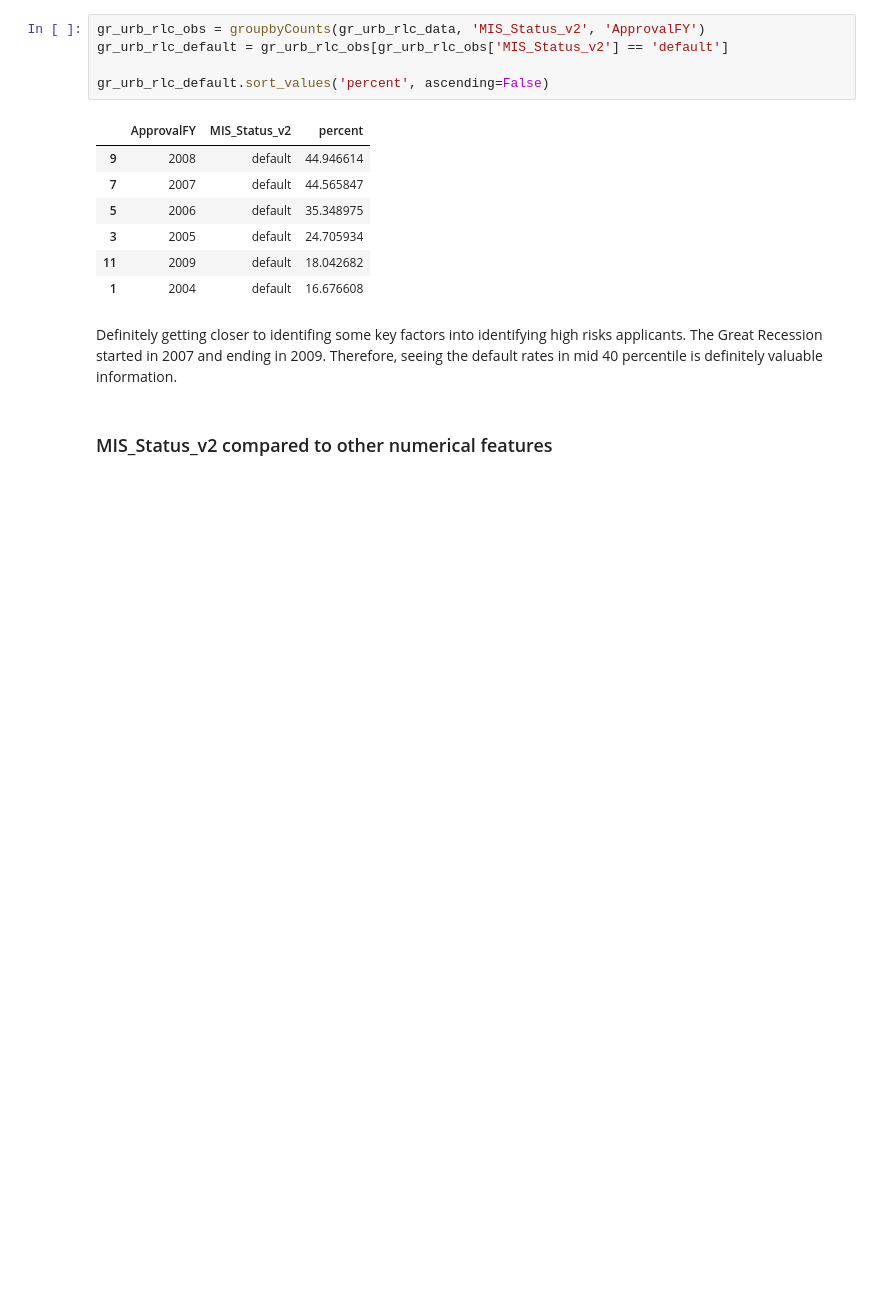
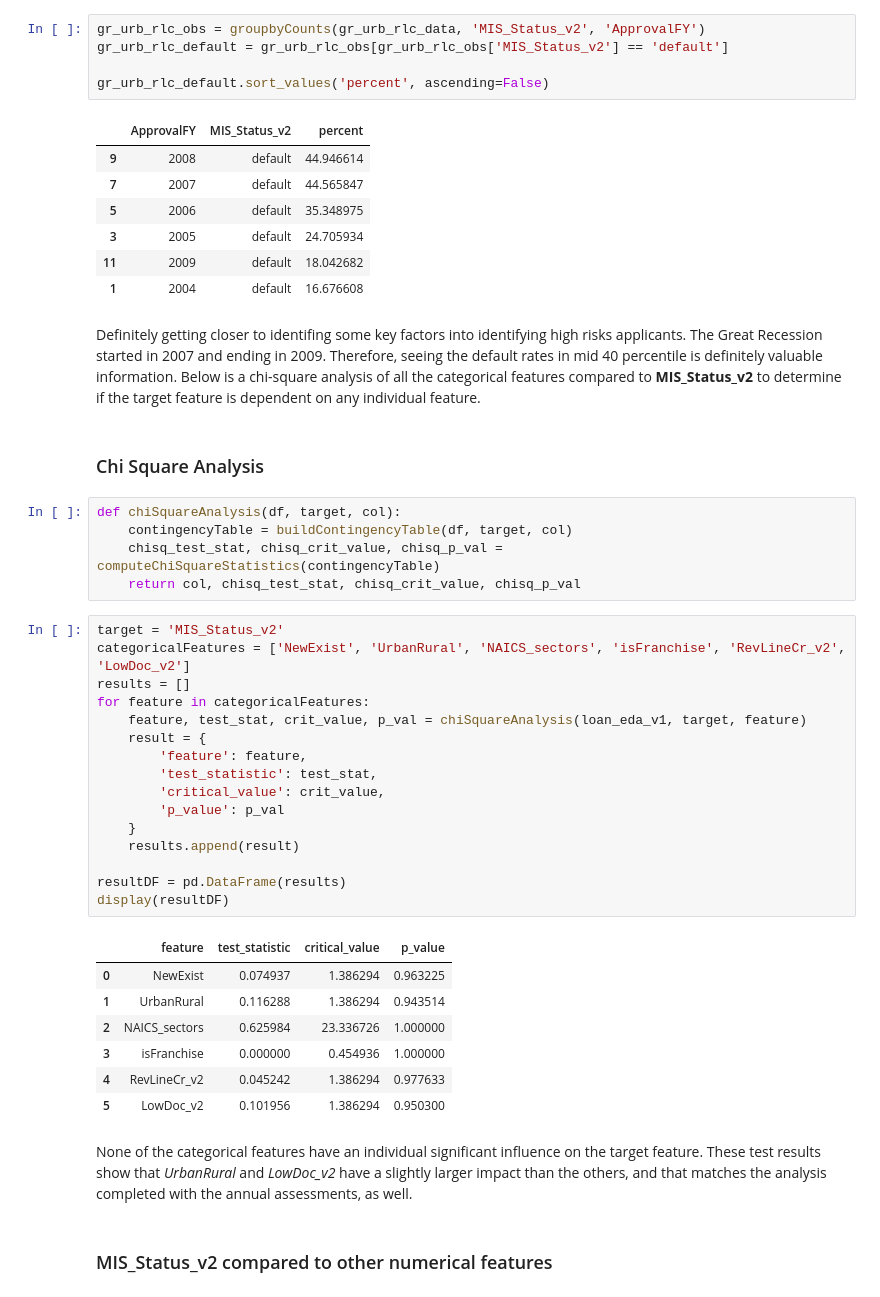
Before and after one commit to mitchellramsey/sba-hra-analysis, a Jupyter notebook: notebooks/2.0_exploratory_data_analysis_mr_2022_0321.ipynb, the cells around one changed output. Saved outputs shown, nothing was run; the diff lists cells and outputs as text; blank space fills up the shorter version.

```diff
--- a/notebooks/2.0_exploratory_data_analysis_mr_2022_0321.ipynb
+++ b/notebooks/2.0_exploratory_data_analysis_mr_2022_0321.ipynb
@@ -303,7 +303,40 @@ gr_urb_rlc_default.sort_values('percent', ascending=False)
 | 11 | 2009 | default | 18.042682 |
 | 1 | 2004 | default | 16.676608 |
 # %% [markdown]
-Definitely getting closer to identifing some key factors into identifying high risks applicants. The Great Recession started in 2007 and ending in 2009. Therefore, seeing the default rates in mid 40 percentile is definitely valuable information.
+Definitely getting closer to identifing some key factors into identifying high risks applicants. The Great Recession started in 2007 and ending in 2009. Therefore, seeing the default rates in mid 40 percentile is definitely valuable information. Below is a chi-square analysis of all the categorical features compared to **MIS_Status_v2** to determine if the target feature is dependent on any individual feature.
+# %% [markdown]
+### Chi Square Analysis
+# %%
+def chiSquareAnalysis(df, target, col):
+    contingencyTable = buildContingencyTable(df, target, col)
+    chisq_test_stat, chisq_crit_value, chisq_p_val = computeChiSquareStatistics(contingencyTable)
+    return col, chisq_test_stat, chisq_crit_value, chisq_p_val
+# %%
+target = 'MIS_Status_v2'
+categoricalFeatures = ['NewExist', 'UrbanRural', 'NAICS_sectors', 'isFranchise', 'RevLineCr_v2', 'LowDoc_v2']
+results = []
+for feature in categoricalFeatures:
+    feature, test_stat, crit_value, p_val = chiSquareAnalysis(loan_eda_v1, target, feature)
+    result = {
+        'feature': feature,
+        'test_statistic': test_stat,
+        'critical_value': crit_value,
+        'p_value': p_val
+    }
+    results.append(result)
+
+resultDF = pd.DataFrame(results)
+display(resultDF)
+# %% [output]
+|  | feature | test_statistic | critical_value | p_value |
+| 0 | NewExist | 0.074937 | 1.386294 | 0.963225 |
+| 1 | UrbanRural | 0.116288 | 1.386294 | 0.943514 |
+| 2 | NAICS_sectors | 0.625984 | 23.336726 | 1.000000 |
+| 3 | isFranchise | 0.000000 | 0.454936 | 1.000000 |
+| 4 | RevLineCr_v2 | 0.045242 | 1.386294 | 0.977633 |
+| 5 | LowDoc_v2 | 0.101956 | 1.386294 | 0.950300 |
+# %% [markdown]
+None of the categorical features have an individual significant influence on the target feature. These test results show that *UrbanRural* and *LowDoc_v2* have a slightly larger impact than the others, and that matches the analysis completed with the annual assessments, as well.
 # %% [markdown]
 ### MIS_Status_v2 compared to other numerical features
 # %% [markdown]
```
Also changed, not shown: parts of 9 cells of this notebook.
